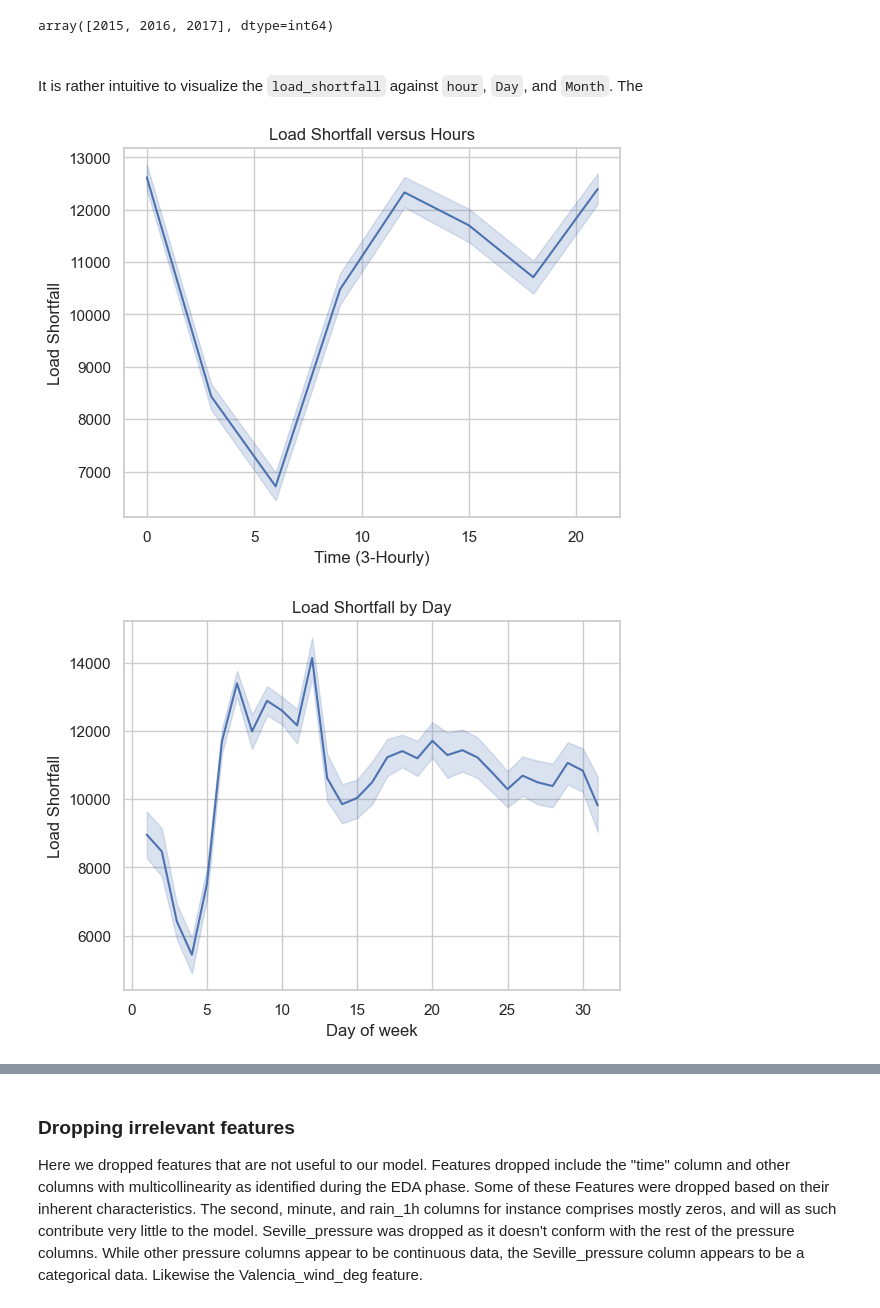
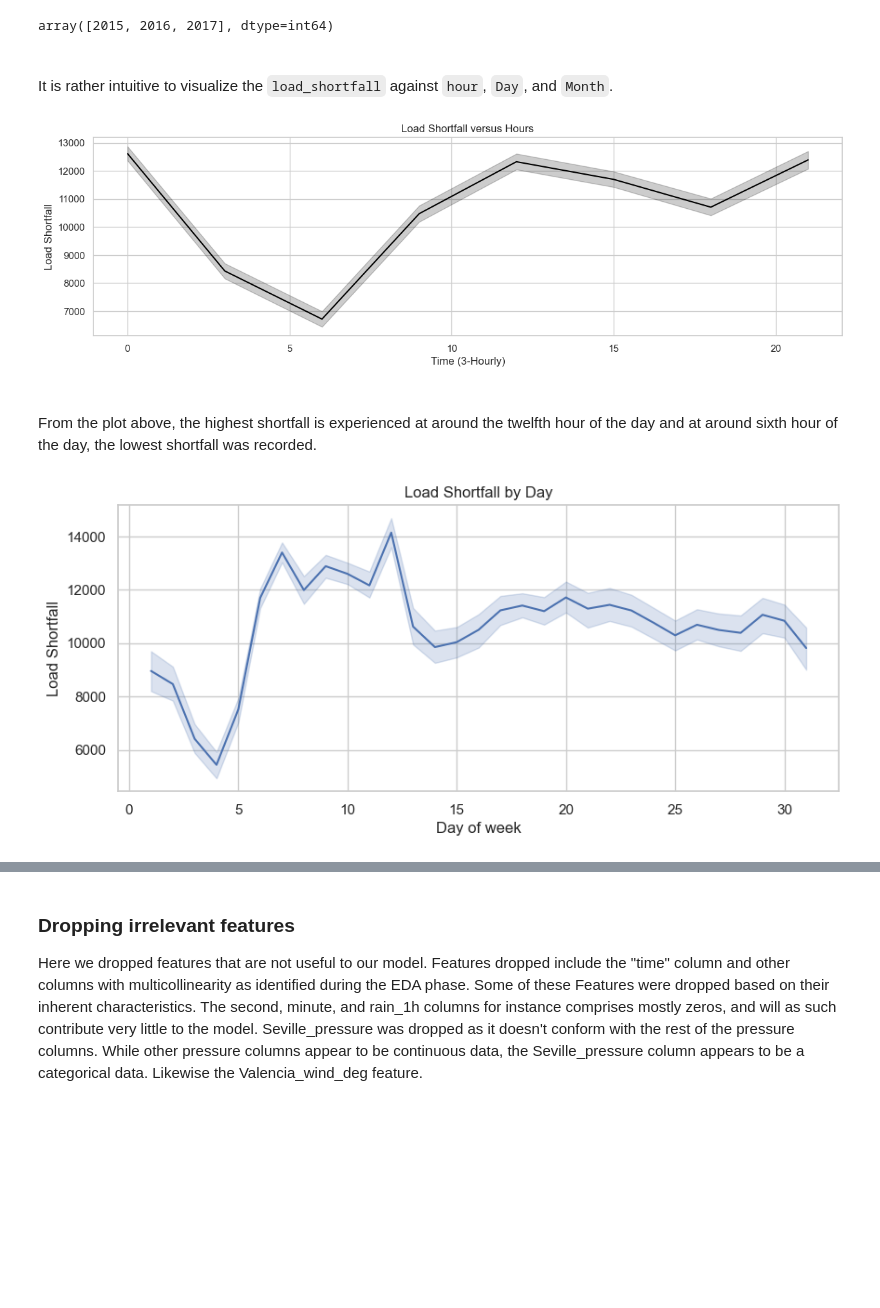
Before and after one commit to YinkaOlusola/Energy_Demand_Shortfall_Prediction-Advanced_Regression, a Jupyter notebook: project_notebook.ipynb, the cells around one changed output, grey strips where cells are left out. Drawn from its saved outputs; the diff is of its cells as text; code cells hidden in the pictures; blank space fills up the shorter version.

```diff
--- a/project_notebook.ipynb
+++ b/project_notebook.ipynb
@@ -573,26 +573,36 @@ array([2015, 2016, 2017], dtype=int64)
 # %% [markdown]
 <br>
 
-It is rather intuitive to visualize the `load_shortfall` against `hour`, `Day`, and `Month`. The
+It is rather intuitive to visualize the `load_shortfall` against `hour`, `Day`, and `Month`.
 # %%
 # Visualizing the load_shortfall as a function of hour
 
+print()
+
+plt.figure(figsize=(15, 4))
+
+sns.set_context('poster', font_scale=4)
 sns.set(style="whitegrid") # Style for the plot
-#plt.figure(figsize=(30, 20)) # Setting the figure size
 
-sns.lineplot(data=df_clean_train, x='hour', y='load_shortfall_3h')
+sns.lineplot(data=df_clean_train, x='hour', y='load_shortfall_3h', color='black')
 
 plt.title("Load Shortfall versus Hours")
 plt.xlabel("Time (3-Hourly)")
 plt.ylabel("Load Shortfall")
 plt.show()
 # %% [output]
-[figure, old version]
+[figure, new version]
+# %% [markdown]
+<br>
+
+From the plot above, the highest shortfall is experienced at around the twelfth hour of the day and at around sixth hour of the day, the lowest shortfall was recorded.
 # %%
 # Visualizing the load_shortfall as a function of hour
 
-sns.set(style="whitegrid") # Style for the plot
-#plt.figure(figsize=(30, 20)) # Setting the figure size
+plt.figure(figsize=(10, 4)) # Setting the figure size
+
+sns.set_context('poster', font_scale=4)
+sns.set(style="whitegrid")
 
 sns.lineplot(data=df_clean_train, x='Day', y='load_shortfall_3h')
 
@@ -601,7 +611,7 @@ plt.xlabel("Day of week")
 plt.ylabel("Load Shortfall")
 plt.show()
 # %% [output]
-[figure, old version]
+[figure, new version]
 # %%
 # Visualizing the load_shortfall as a function of hour
 
```
Also changed, not shown: parts of 2 cells of this notebook.
